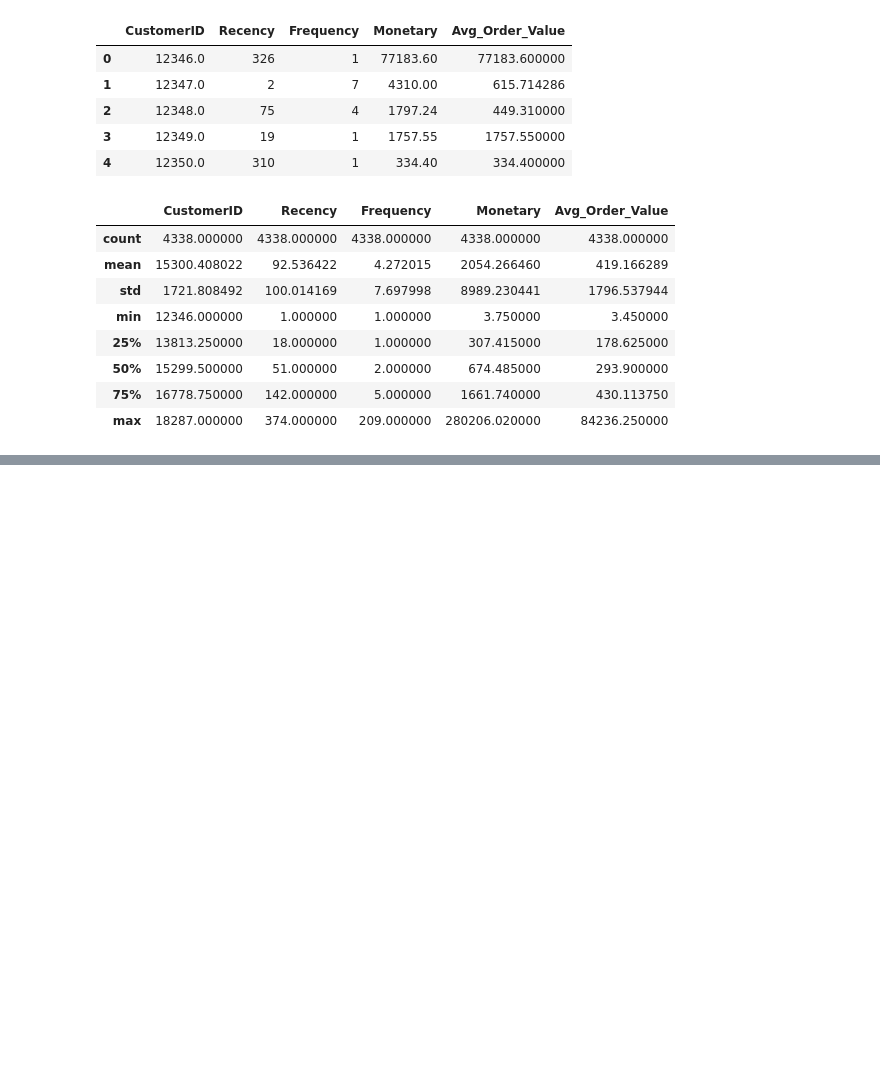
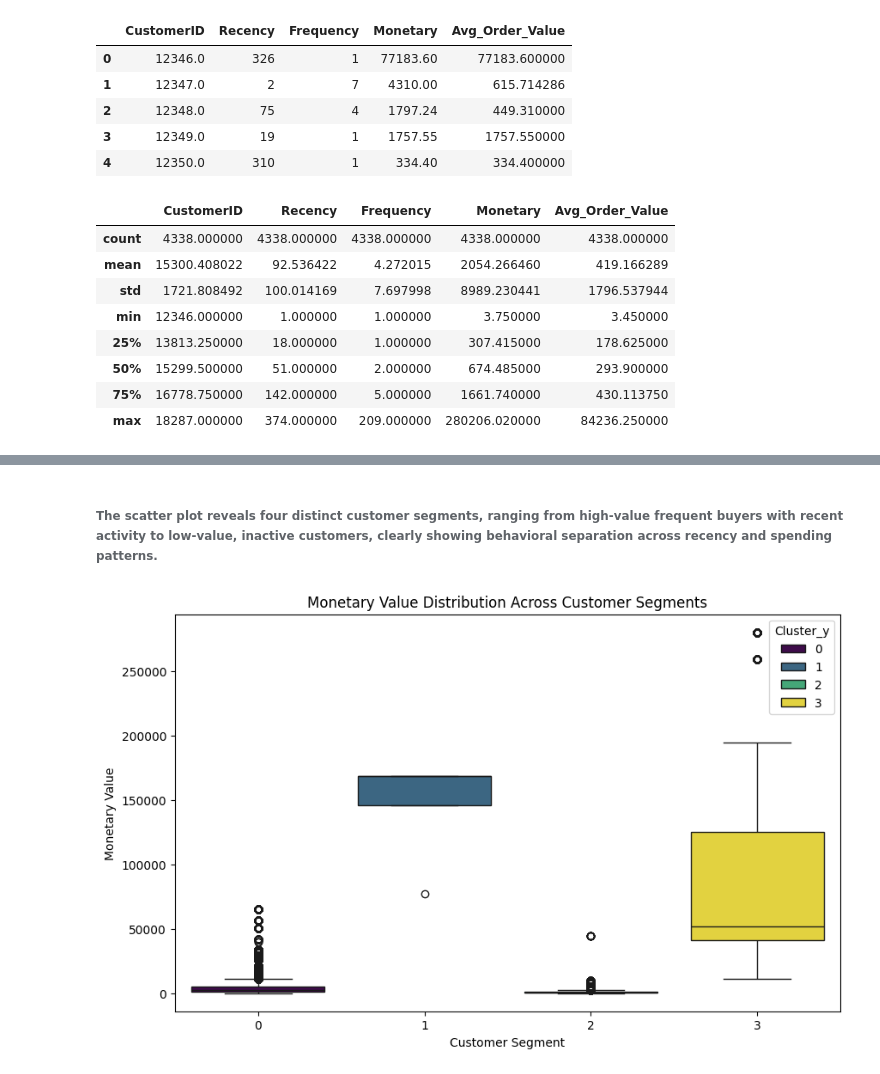
Before and after one commit to nikhil-kumar-analytics91/customer-segmentation-capstone, a Jupyter notebook: notebooks/customer_segmentation_data_preparation_1.ipynb, the cells around one changed output, grey strips where cells are left out. Saved outputs shown, nothing was run; the diff lists cells and outputs as text; code cells hidden in the pictures; blank space fills up the shorter version.

```diff
--- a/notebooks/customer_segmentation_data_preparation_1.ipynb
+++ b/notebooks/customer_segmentation_data_preparation_1.ipynb
@@ -234,0 +302,11 @@ rfm.describe()
+# %% [markdown]
+###### The scatter plot reveals four distinct customer segments, ranging from high-value frequent buyers with recent activity to low-value, inactive customers, clearly showing behavioral separation across recency and spending patterns.
+# %%
+plt.figure(figsize = (10,6))
+sns.boxplot(x = 'Cluster_y', y = 'Monetary', hue = 'Cluster_y', data = df_clean, palette = 'viridis')
+plt.title('Monetary Value Distribution Across Customer Segments')
+plt.xlabel('Customer Segment')
+plt.ylabel('Monetary Value')
+plt.show()
+# %% [output]
+[figure, added]
```
Also changed, not shown: parts of 23 cells of this notebook.
